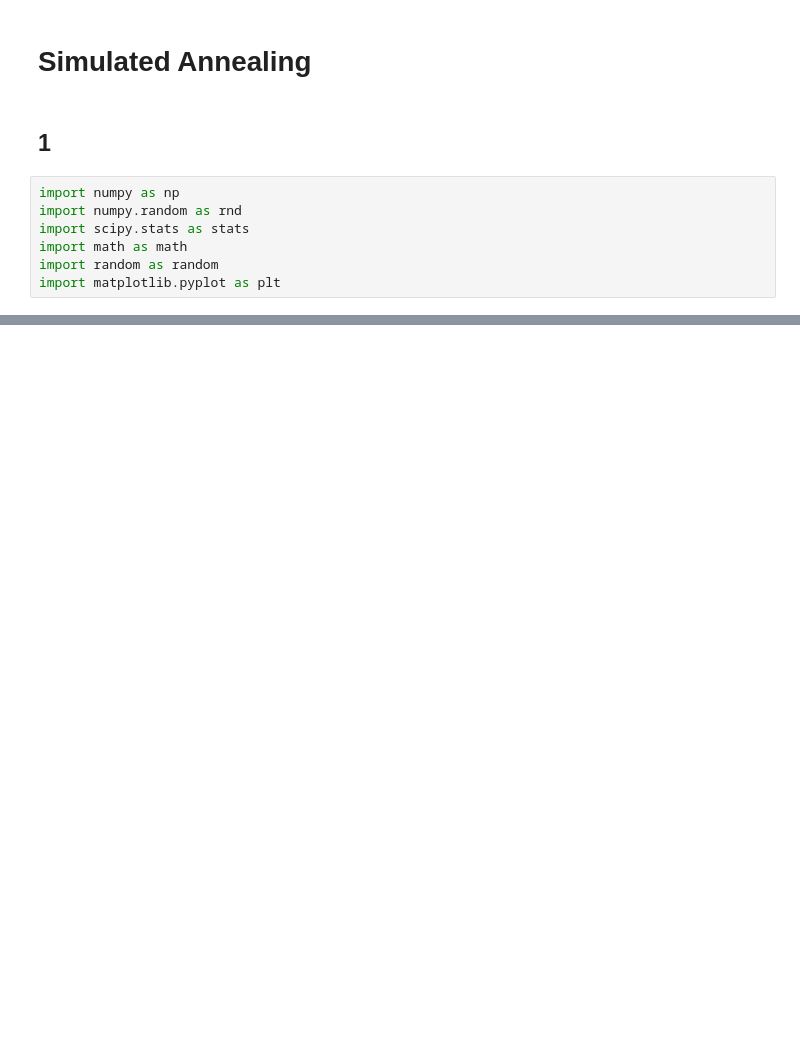
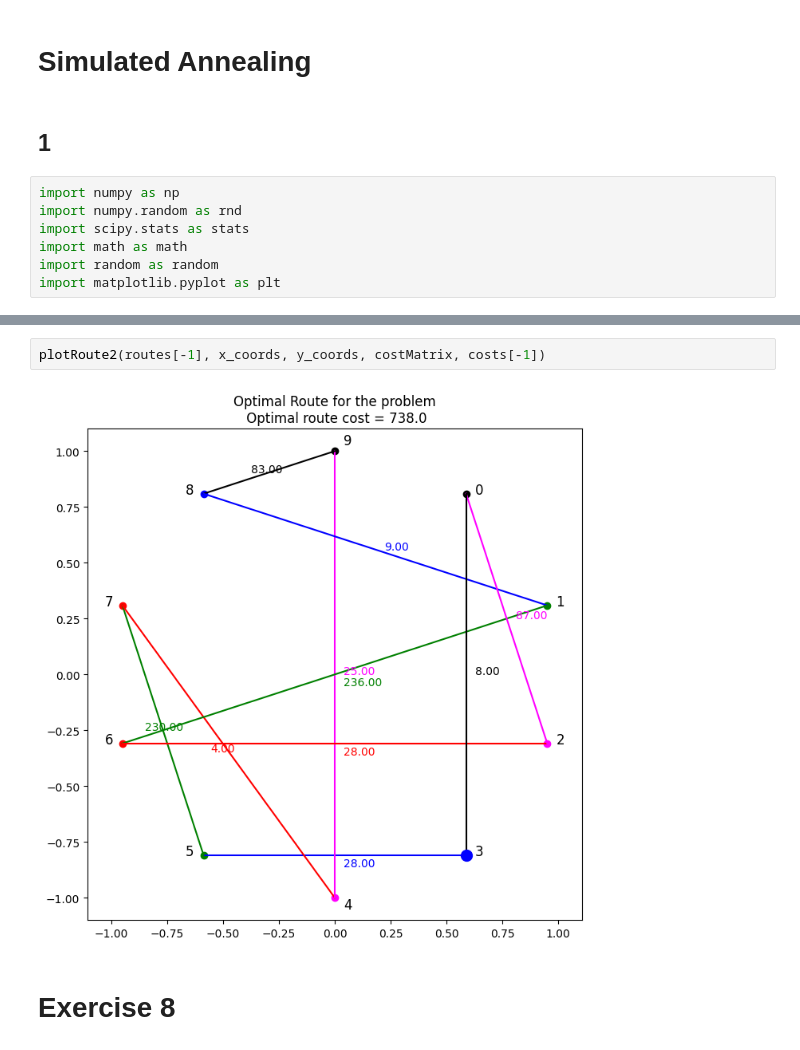
Before and after one commit to MarcusGalea/Stochastic_sim_02443, a Jupyter notebook: Lucas/day6.ipynb, the cells around one changed output, grey strips where cells are left out. Saved outputs shown, nothing was run; the diff lists cells and outputs as text; blank space fills up the shorter version.

```diff
--- a/Lucas/day6.ipynb
+++ b/Lucas/day6.ipynb
@@ -132,0 +181,6 @@ plotRoute(x0, x_coords, y_coords)
+# %%
+plotRoute2(routes[-1], x_coords, y_coords, costMatrix, costs[-1])
+# %% [output]
+[figure, added]
+# %% [markdown]
+# Exercise 8
```
Also changed, not shown: parts of 9 cells of this notebook, 2 other files.
